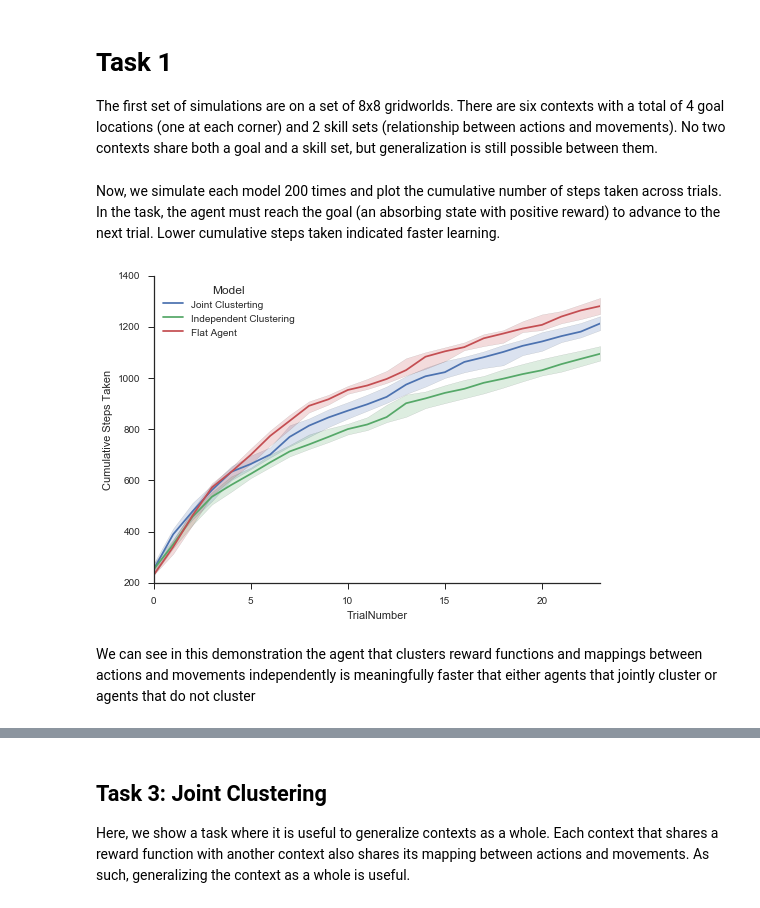
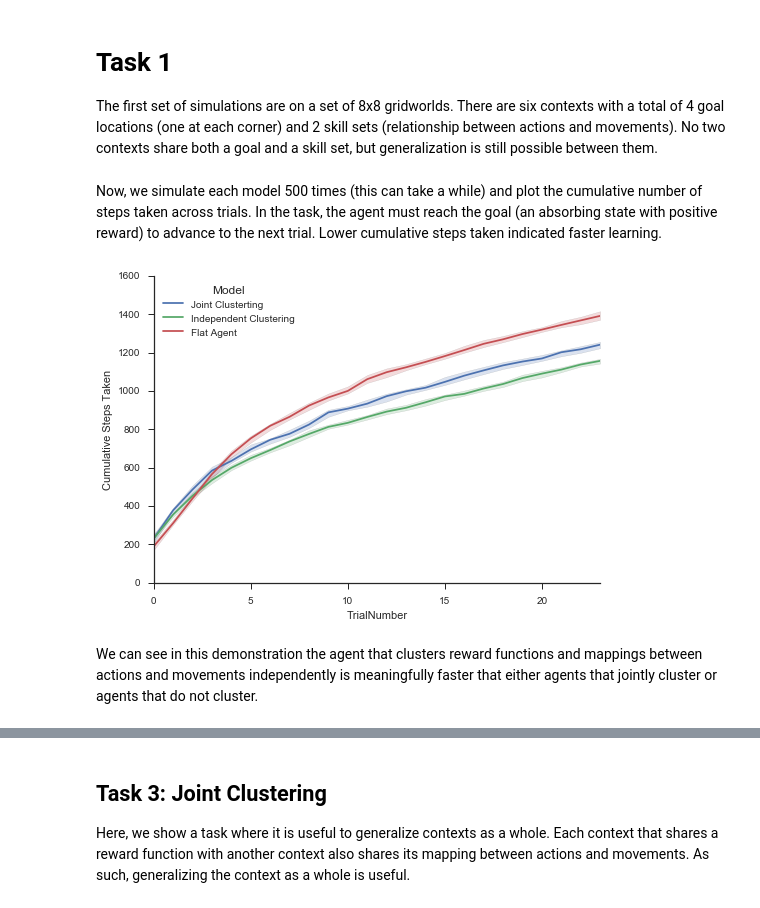
Before and after one commit to nicktfranklin/IndependentClusters, a Jupyter notebook: Demonstration.ipynb, the cells around one changed output, grey strips where cells are left out. Cells and saved outputs as stored; diff of their text form; code cells hidden in the pictures.

Commit message:
Updated the demonstration tasks

```diff
--- a/Demonstration.ipynb
+++ b/Demonstration.ipynb
@@ -11,6 +11,7 @@ import pandas as pd
 import numpy as np
 import pandas as pd
 import seaborn as sns
+from tqdm import tqdm_notebook
 
 from Agents import JointClustering, IndependentClusterAgent, FlatAgent
 from GridWorld import make_task
@@ -33,15 +34,22 @@ def simulate(agent_class, simulation_number, task_kwargs, agent_kwargs=None):
     return results
 
 def simulate_all(n_sim, task_kwargs, agent_kwargs=None, alpha=2.0):
-    resultsJC = pd.concat(
-        [simulate(JointClustering, ii, task_kwargs, dict(alpha=alpha))
-         for ii in range(n_sim)])
-    resultsIC = pd.concat(
-        [simulate(IndependentClusterAgent, ii, task_kwargs, dict(alpha=alpha))
-         for ii in range(n_sim)])
-    resultsFL = pd.concat(
-        [simulate(FlatAgent, ii, task_kwargs)
-         for ii in range(n_sim)])
+    if agent_kwargs is None:
+        agent_kwargs=dict(alpha=alpha)
+    elif 'alpha' not in agent_kwargs.keys():
+        agent_kwargs['alpha'] = alpha
+
+    resultsJC = [None] * n_sim
+    resultsIC = [None] * n_sim
+    resultsFL = [None] * n_sim
+    for ii in tqdm_notebook(range(n_sim)):
+        resultsJC[ii] = simulate(JointClustering, ii, task_kwargs, agent_kwargs)
+        resultsIC[ii] = simulate(IndependentClusterAgent, ii, task_kwargs, agent_kwargs)
+        resultsFL[ii] = simulate(FlatAgent, ii, task_kwargs)
+
+    resultsJC = pd.concat(resultsJC)
+    resultsIC = pd.concat(resultsIC)
+    resultsFL = pd.concat(resultsFL)
 
     resultsJC['Model'] = ['Joint Clusterting'] * len(resultsJC)
     resultsIC['Model'] = ['Independent Clustering'] * len(resultsIC)
@@ -129,28 +137,28 @@ task_kwargs = dict(context_balance=context_balance, context_goals=context_goals,
                    start_locations=start_locations, grid_world_size=grid_world_size,
                    list_goal_priors=list_goal_priors)
 # %% [markdown]
-Now, we simulate each model 200 times and plot the cumulative number of steps taken across
+Now, we simulate each model 500 times (this can take a while) and plot the cumulative number of steps taken across
 trials. In the task, the agent must reach the goal (an absorbing state with positive reward)
 to advance to the next trial. Lower cumulative steps taken indicated faster learning.
 # %%
-n_sim = 200
+n_sim = 500
 
 results = simulate_all(n_sim, task_kwargs)
 
 # define the parameters to plot the results
 tsplot_kwargs = dict(
     time='TrialNumber',
     value='Cumulative Steps Taken',
     data=results[results['In goal']],
     unit='Simulation Number',
     condition='Model',
     estimator=np.median
 )
 
 with sns.axes_style('ticks'):
     sns.tsplot(**tsplot_kwargs)
     sns.despine()
 # %% [output]
-[figure, old version]
+[figure, new version]
 # %% [markdown]
-We can see in this demonstration the agent that clusters reward functions and mappings between actions and movements independently is meaningfully faster that either agents that jointly cluster or agents that do not cluster
+We can see in this demonstration the agent that clusters reward functions and mappings between actions and movements independently is meaningfully faster that either agents that jointly cluster or agents that do not cluster.
```
Also changed, not shown: parts of 5 cells of this notebook.
